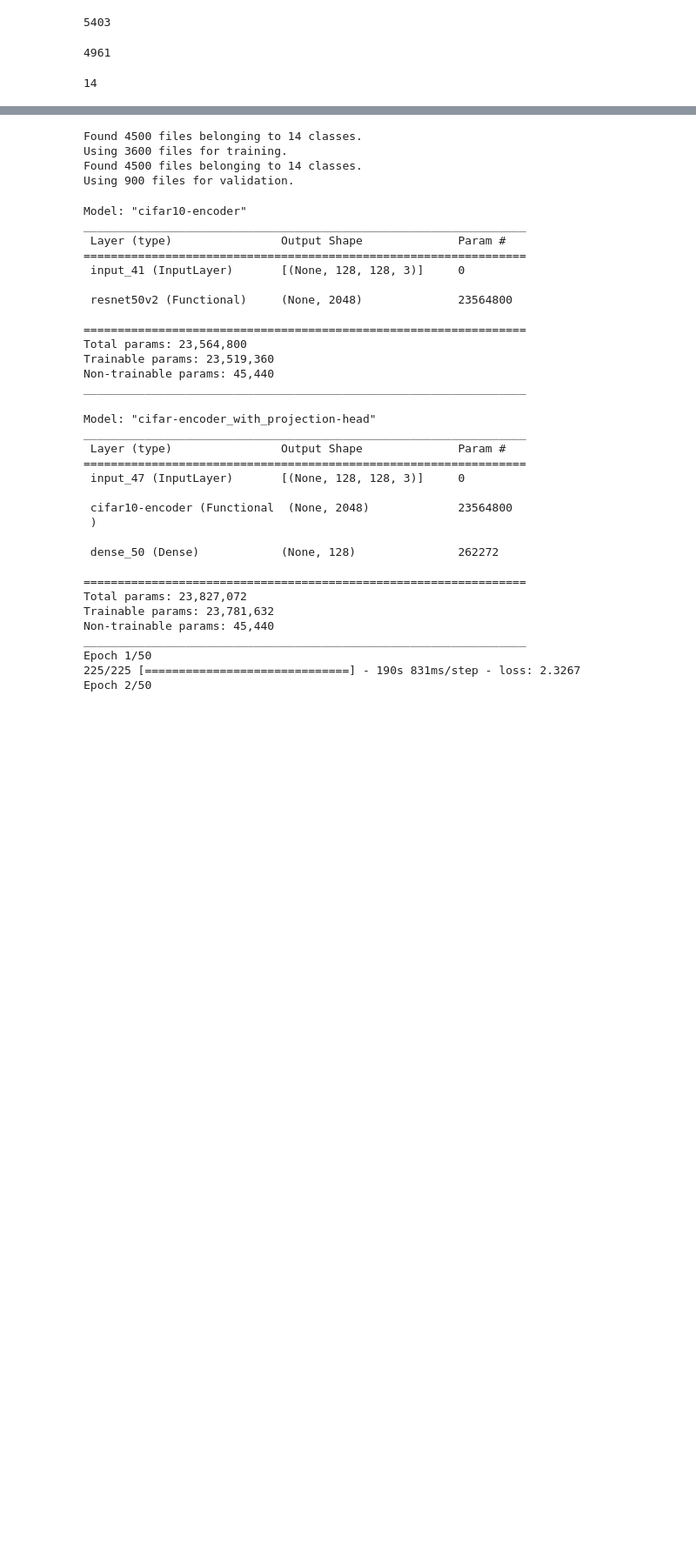
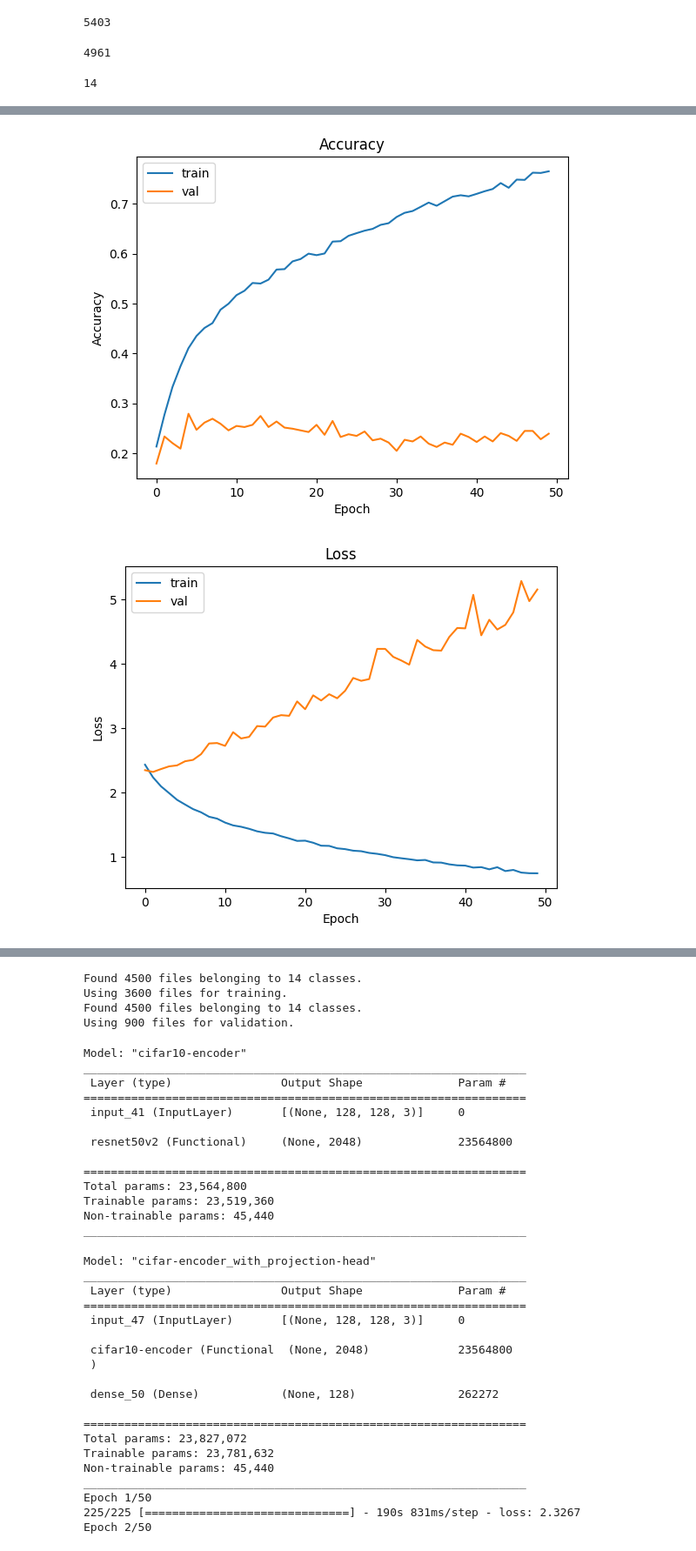
Before and after one commit to andy0liang/laundry-sorting, a Jupyter notebook: CNN.ipynb, the cells around one changed output, grey strips where cells are left out. Shown: that part at 87% size. Saved outputs shown, nothing was run; the diff lists cells and outputs as text; code cells hidden in the pictures; blank space fills up the shorter version.

```diff
--- a/CNN.ipynb
+++ b/CNN.ipynb
@@ -195,20 +214,21 @@ predictor.compile(
   loss=tf.keras.losses.SparseCategoricalCrossentropy(from_logits=False),
   metrics=['accuracy'])
 accuracy = predictor.evaluate(test_ds)[1]
-print(f"Test accuracy: {round(accuracy * 100, 2)}%")
-# summarize history for accuracy
+print(f"Accuracy: {accuracy * 100}%")
+
 plt.plot(history.history['accuracy'])
 plt.plot(history.history['val_accuracy'])
-plt.title('model accuracy')
-plt.ylabel('accuracy')
-plt.xlabel('epoch')
 plt.legend(['train', 'val'], loc='upper left')
+plt.title('Accuracy')
+plt.xlabel('Epoch')
+plt.ylabel('Accuracy')
 plt.show()
-# summarize history for loss
+
 plt.plot(history.history['loss'])
 plt.plot(history.history['val_loss'])
-plt.title('model loss')
-plt.ylabel('loss')
-plt.xlabel('epoch')
 plt.legend(['train', 'val'], loc='upper left')
+plt.title('Loss')
+plt.xlabel('Epoch')
+plt.ylabel('Loss')
 plt.show()
+# %% [output]
@@ -214,0 +237,2 @@ plt.show()
+[figure, added]
+[figure, added]
```
Also changed, not shown: parts of 27 cells of this notebook, 3 other files.
